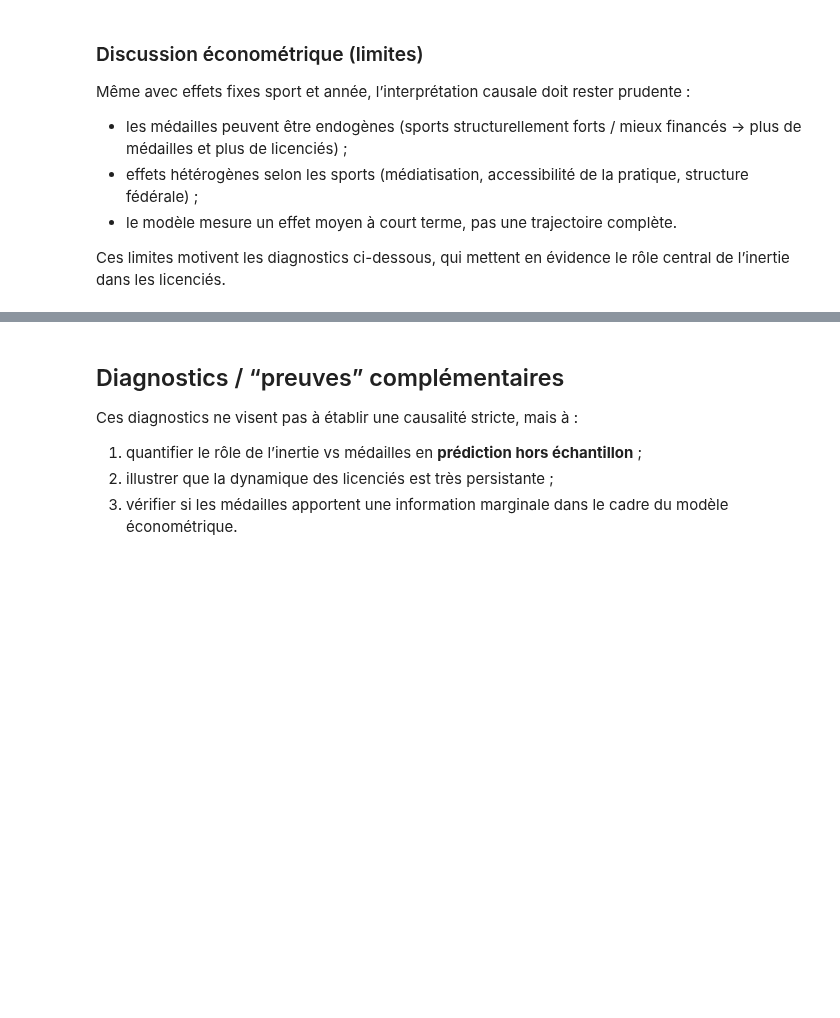
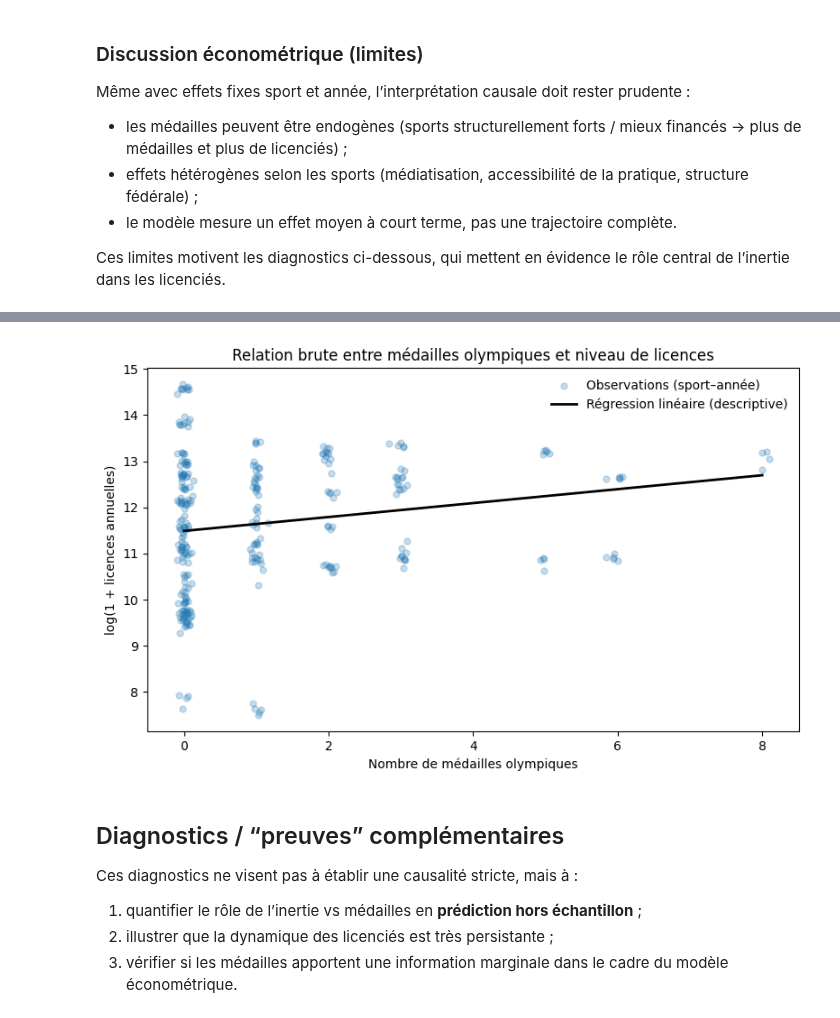
Before and after one commit to oldblindmole/Projet_Python_Data_Science_JO, a Jupyter notebook: test_reg.ipynb, the cells around one changed output, grey strips where cells are left out. Cells and saved outputs as stored; diff of their text form; code cells hidden in the pictures; blank space fills up the shorter version.

```diff
--- a/test_reg.ipynb
+++ b/test_reg.ipynb
@@ -221,3 +210,44 @@ plt.show()
+# %%
+import numpy as np
+import matplotlib.pyplot as plt
+
+# Données
+x = df_model_full["total_medailles"]
+y = np.log1p(df_model_full["licences_annuelles"])
+
+# Jitter léger pour éviter la superposition
+x_jitter = x + np.random.normal(0, 0.05, size=len(x))
+
+# Régression linéaire simple (descriptive)
+coef = np.polyfit(x, y, 1)
+x_line = np.linspace(x.min(), x.max(), 100)
+y_line = coef[0] * x_line + coef[1]
+
+plt.figure(figsize=(8, 5))
+
+plt.scatter(
+    x_jitter, y,
+    alpha=0.25,
+    s=25,
+    label="Observations (sport–année)"
+)
+
+plt.plot(
+    x_line, y_line,
+    color="black",
+    linewidth=2,
+    label="Régression linéaire (descriptive)"
+)
+
+plt.xlabel("Nombre de médailles olympiques")
+plt.ylabel("log(1 + licences annuelles)")
+plt.title("Relation brute entre médailles olympiques et niveau de licences")
+
+plt.legend(frameon=False)
+plt.tight_layout()
+plt.show()
+# %% [output]
+[figure, added]
 # %% [markdown]
 ## Diagnostics / “preuves” complémentaires
 
```
Also changed, not shown: parts of 4 cells of this notebook.
